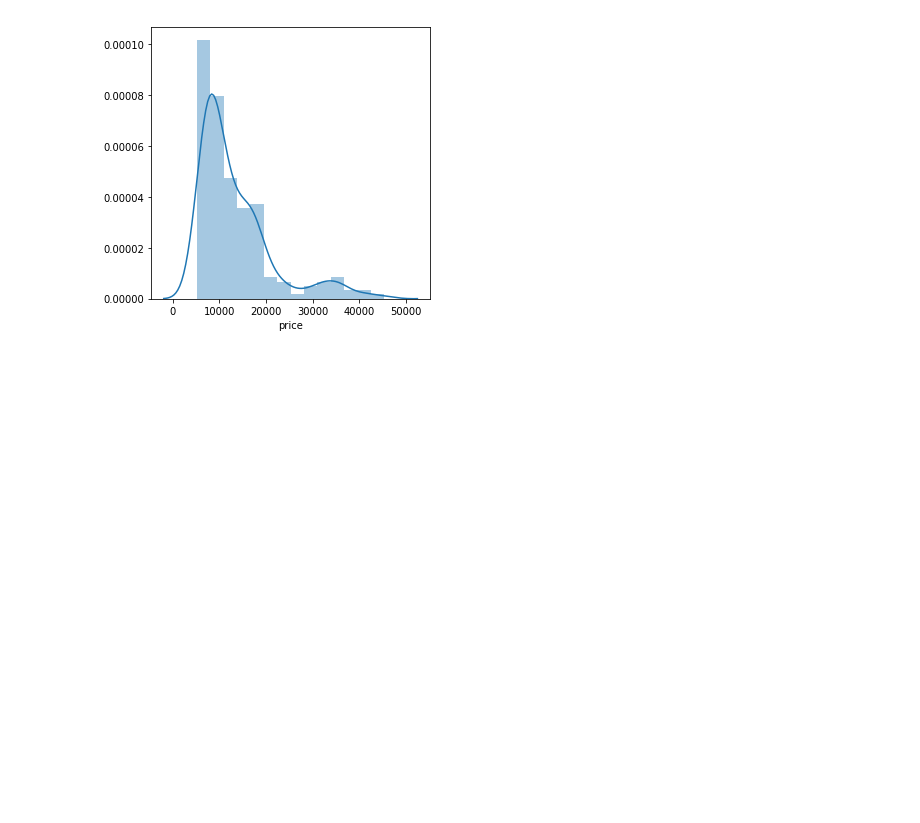
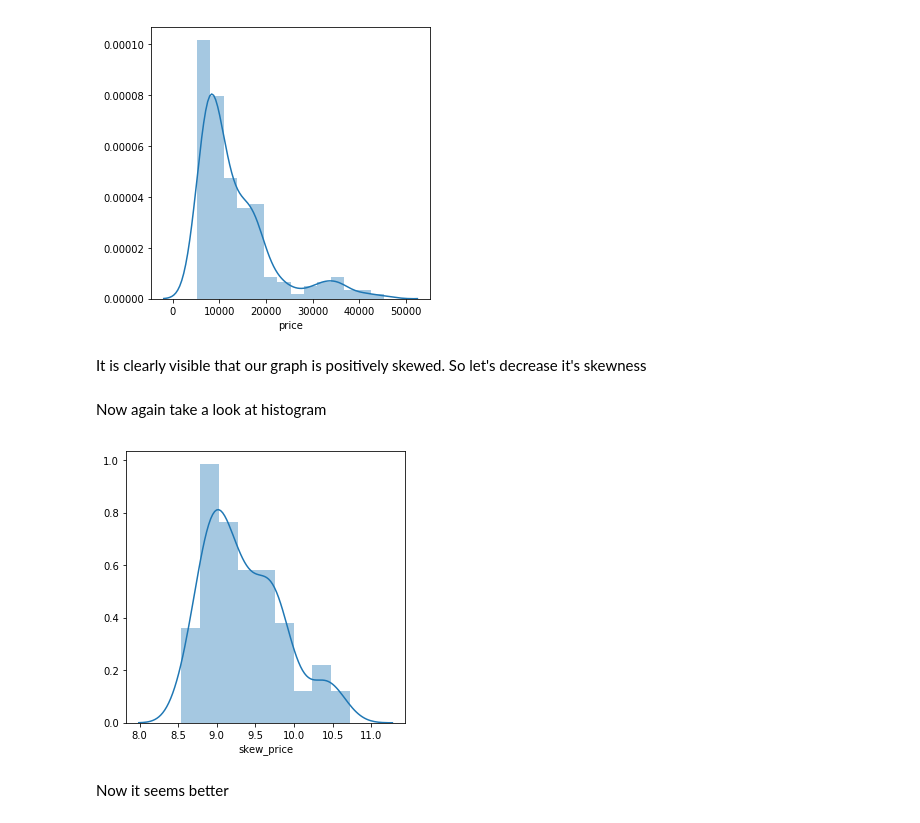
Before and after one commit to Aashishbazzz/Car-Price-Prediction, a Jupyter notebook: Cars_learning_noteook.ipynb, the cells around one changed output. Saved outputs shown, nothing was run; the diff lists cells and outputs as text; code cells hidden in the pictures; blank space fills up the shorter version.

```diff
--- a/Cars_learning_noteook.ipynb
+++ b/Cars_learning_noteook.ipynb
@@ -119,3 +121,5 @@ sns.distplot(cars.price)
 plt.show()
 # %% [output]
 [figure]
+# %% [markdown]
+It is clearly visible that our graph is positively skewed. So let's decrease it's skewness
@@ -122,5 +130,11 @@ plt.show()
+# %% [markdown]
+Now again take a look at histogram
 # %%
 plt.figure(figsize=(5,5))
 plt.title=("Price Histogram")
-sns.distplot(cars.price)
+sns.distplot(cars["skew_price"])
 plt.show()
+# %% [output]
+[figure, added]
+# %% [markdown]
+Now it seems better
```
Also changed, not shown: parts of 40 cells of this notebook.
